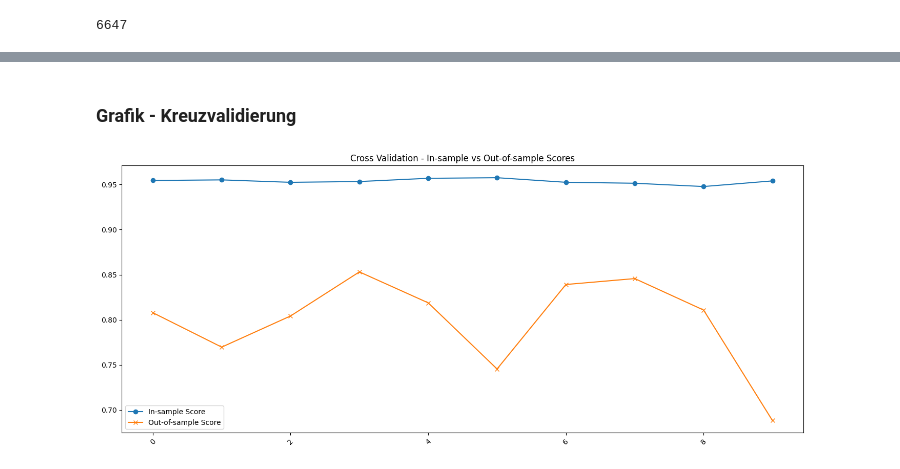
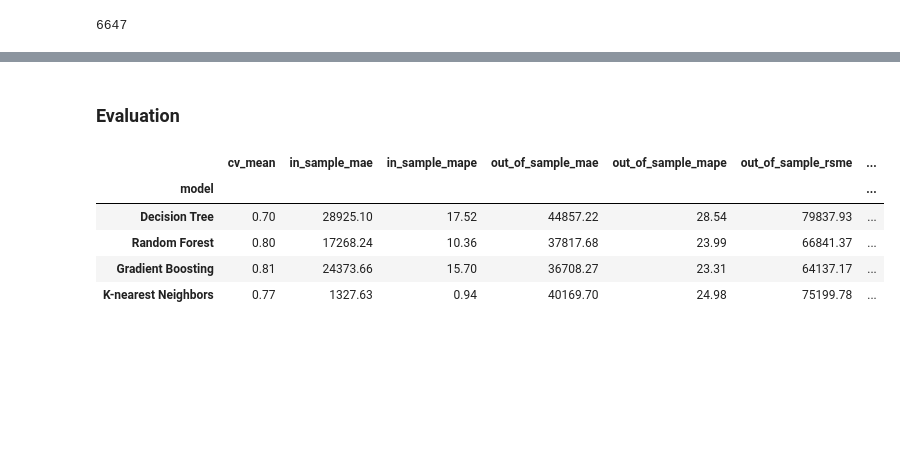
Before and after one commit to mixd304/dbuas-modul_13-applied-ds-2-ml-and-reporting-studienarbeit-darius-mix, a Jupyter notebook: notebooks/main.ipynb, the cells around one changed output, grey strips where cells are left out. Saved outputs shown, nothing was run; the diff lists cells and outputs as text; code cells hidden in the pictures; blank space fills up the shorter version.

```diff
--- a/notebooks/main.ipynb
+++ b/notebooks/main.ipynb
@@ -320,9 +378,0 @@ len(df)
-# %%
-pipe_rf = Pipeline(steps=[
-        ('preprocessor', prep),
-        ('Random Forest', RandomForestRegressor(**params_rf))
-    ])
-
-pipe_rf.fit(train_data[X], train_data[y].values.ravel())
-
-plot_train_vs_test_predictions(pipe_rf, train_data, test_data, X, y)
@@ -338,7 +379,33 @@ plt.show()
-# %% [markdown]
-### Grafik - Kreuzvalidierung
-# %%
-cv_results = cross_validate(estimator=pipe_rf[-1], X=prep.fit_transform(train_data[X]), y=train_data[y].values.ravel(), cv=10, n_jobs=4, return_train_score=True)
-plot_train_vs_test_cross_validation(cv_results)
-# %% [output]
-[figure, removed]
+# %% [markdown]
+### Evaluation
+# %%
+models = [
+    ('Decision Tree', DecisionTreeRegressor(**params_dt)),
+    ('Random Forest', RandomForestRegressor(**params_rf)),
+    ('Gradient Boosting', GradientBoostingRegressor(**params_gb)),
+    ('K-nearest Neighbors', KNeighborsRegressor(**params_knn))
+]
+
+df_metrics = pd.DataFrame()
+
+for name, model in models:
+    pipe = Pipeline(steps=[
+        ('preprocessor', prep),
+        ('model', model)
+    ])
+
+    pipe.fit(X=train_data[X], y=train_data[y].values.ravel())
+
+    metrics = evaluate_model(name, prep, pipe, train_data, test_data, X, y)
+    df_metrics = pd.concat([df_metrics, metrics])
+# %%
+df_metrics = df_metrics.set_index('model')
+df_metrics = df_metrics.round(2)
+df_metrics
+# %% [output]
+|  | cv_mean | in_sample_mae | in_sample_mape | out_of_sample_mae | out_of_sample_mape | out_of_sample_rsme | ... |
+| model |  |  |  |  |  |  | ... |
+| Decision Tree | 0.70 | 28925.10 | 17.52 | 44857.22 | 28.54 | 79837.93 | ... |
+| Random Forest | 0.80 | 17268.24 | 10.36 | 37817.68 | 23.99 | 66841.37 | ... |
+| Gradient Boosting | 0.81 | 24373.66 | 15.70 | 36708.27 | 23.31 | 64137.17 | ... |
+| K-nearest Neighbors | 0.77 | 1327.63 | 0.94 | 40169.70 | 24.98 | 75199.78 | ... |
```
Also changed, not shown: parts of 33 cells of this notebook, 1 other file.
